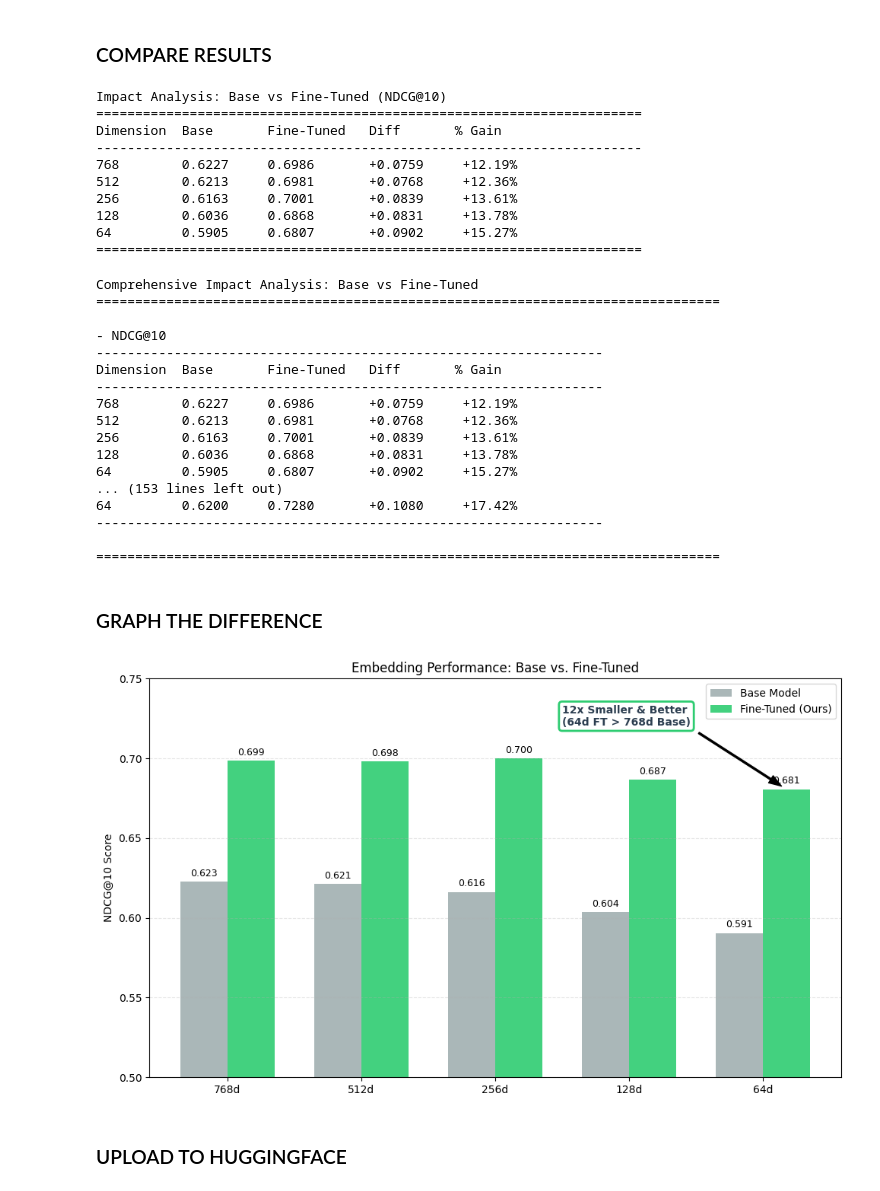
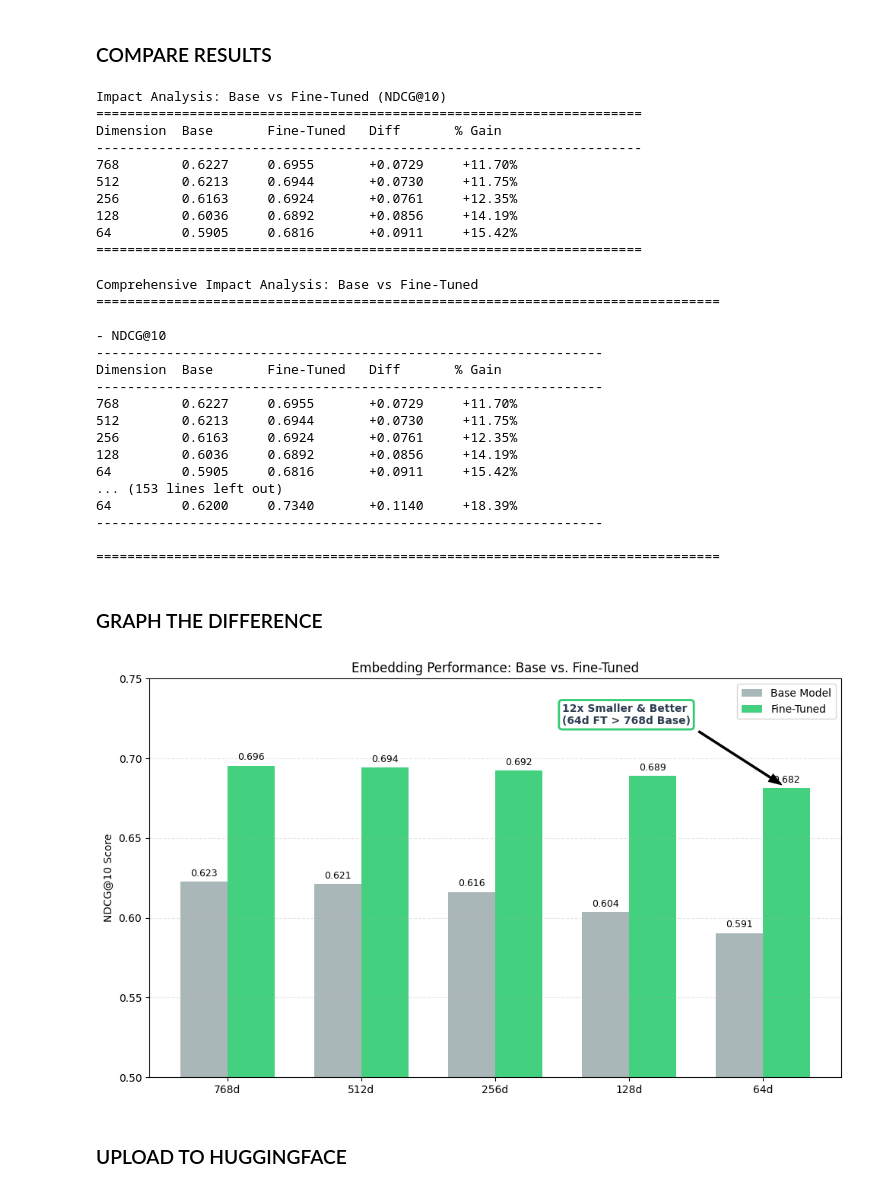
Before and after one commit to DuyPham72/AcademicBuddy-HybridRAG-LangChain, a Jupyter notebook: fine_tune/embedding/granite4_embedding.ipynb, the cells around one changed output. Cells and saved outputs as stored; diff of their text form; code cells hidden in the pictures.

Commit message:
update fine tune script

```diff
--- a/fine_tune/embedding/granite4_embedding.ipynb
+++ b/fine_tune/embedding/granite4_embedding.ipynb
@@ -186,11 +186,11 @@ seq_score: 0.590520
 # Training Arguments
 args = SentenceTransformerTrainingArguments(
     output_dir=OUTPUT_DIR,
-    num_train_epochs=20,
+    num_train_epochs=10,
     per_device_train_batch_size=64,
     per_device_eval_batch_size=64,
     gradient_accumulation_steps=2,
-    gradient_checkpointing=True,
+    gradient_checkpointing=False,
     warmup_ratio=0.1,
     learning_rate=5e-5,
     lr_scheduler_type="cosine",
@@ -203,7 +203,7 @@ args = SentenceTransformerTrainingArguments(
     eval_strategy="epoch",
     save_strategy="epoch",
     logging_steps=10,
-    save_total_limit=2,
+    save_total_limit=3,
     load_best_model_at_end=True,
     metric_for_best_model="eval_dim_768_cosine_ndcg@10",       # Optimizing for the best ndcg@10 for full dimension
     report_to="none"
@@ -323,11 +317,11 @@ Impact Analysis: Base vs Fine-Tuned (NDCG@10)
 ======================================================================
 Dimension  Base       Fine-Tuned   Diff       % Gain
 ----------------------------------------------------------------------
-768        0.6227     0.6986       +0.0759     +12.19%
-512        0.6213     0.6981       +0.0768     +12.36%
-256        0.6163     0.7001       +0.0839     +13.61%
-128        0.6036     0.6868       +0.0831     +13.78%
-64         0.5905     0.6807       +0.0902     +15.27%
+768        0.6227     0.6955       +0.0729     +11.70%
+512        0.6213     0.6944       +0.0730     +11.75%
+256        0.6163     0.6924       +0.0761     +12.35%
+128        0.6036     0.6892       +0.0856     +14.19%
+64         0.5905     0.6816       +0.0911     +15.42%
 ======================================================================
 # %%
 print("Comprehensive Impact Analysis: Base vs Fine-Tuned")
@@ -372,13 +366,13 @@ Comprehensive Impact Analysis: Base vs Fine-Tuned
 -----------------------------------------------------------------
 Dimension  Base       Fine-Tuned   Diff       % Gain
 -----------------------------------------------------------------
-768        0.6227     0.6986       +0.0759     +12.19%
-512        0.6213     0.6981       +0.0768     +12.36%
-256        0.6163     0.7001       +0.0839     +13.61%
-128        0.6036     0.6868       +0.0831     +13.78%
-64         0.5905     0.6807       +0.0902     +15.27%
+768        0.6227     0.6955       +0.0729     +11.70%
+512        0.6213     0.6944       +0.0730     +11.75%
+256        0.6163     0.6924       +0.0761     +12.35%
+128        0.6036     0.6892       +0.0856     +14.19%
+64         0.5905     0.6816       +0.0911     +15.42%
 ... (153 lines left out)
-64         0.6200     0.7280       +0.1080     +17.42%
+64         0.6200     0.7340       +0.1140     +18.39%
 -----------------------------------------------------------------
 
 ================================================================================
@@ -407,7 +401,7 @@ fig, ax = plt.subplots(figsize=(10, 6))
 
 # Plot Bars
 rects1 = ax.bar(x - width/2, base_scores, width, label='Base Model', color='#95a5a6', alpha=0.8)
-rects2 = ax.bar(x + width/2, ft_scores, width, label='Fine-Tuned (Ours)', color='#2ecc71', alpha=0.9)
+rects2 = ax.bar(x + width/2, ft_scores, width, label='Fine-Tuned', color='#2ecc71', alpha=0.9)
 
 # Styling
 ax.set_ylabel(f'{target_metric.upper()} Score')
@@ -427,34 +421,34 @@ try:
     ax.annotate(
         '12x Smaller & Better\n(64d FT > 768d Base)',
         xy=(idx + width/2, val_ft),
         xytext=(idx - 1.5, val_ft + 0.04), # Dynamic text positioning
         arrowprops=dict(facecolor='black', shrink=0.05, width=1.5, headwidth=8),
         fontsize=10,
         fontweight='bold',
         color='#2c3e50',
         bbox=dict(boxstyle="round,pad=0.3", fc="white", ec="#2ecc71", lw=2)
     )
 except ValueError:
     pass # Handle case if 64 is not in the list
 
 # --- 4. Add Value Labels ---
 def autolabel(rects):
     for rect in rects:
         height = rect.get_height()
         ax.annotate(f'{height:.3f}',
                     xy=(rect.get_x() + rect.get_width() / 2, height),
                     xytext=(0, 3),  # 3 points vertical offset
                     textcoords="offset points",
                     ha='center', va='bottom', fontsize=9)
 
 autolabel(rects1)
 autolabel(rects2)
 
 plt.tight_layout()
 plt.savefig('embedding_benchmark.png')
 plt.show()
 # %% [output]
-[figure, old version]
+[figure, new version]
 # %% [markdown]
 ### UPLOAD TO HUGGINGFACE
 # %%
```
Also changed, not shown: parts of 3 cells of this notebook, 1 other file.
